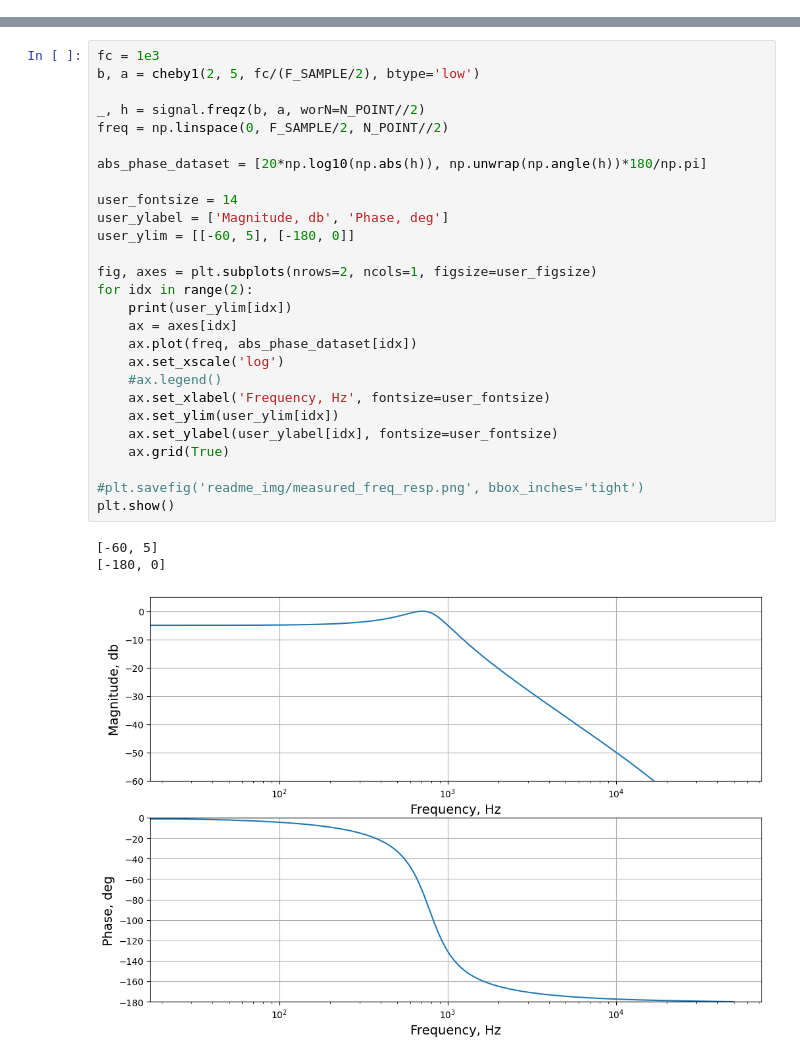
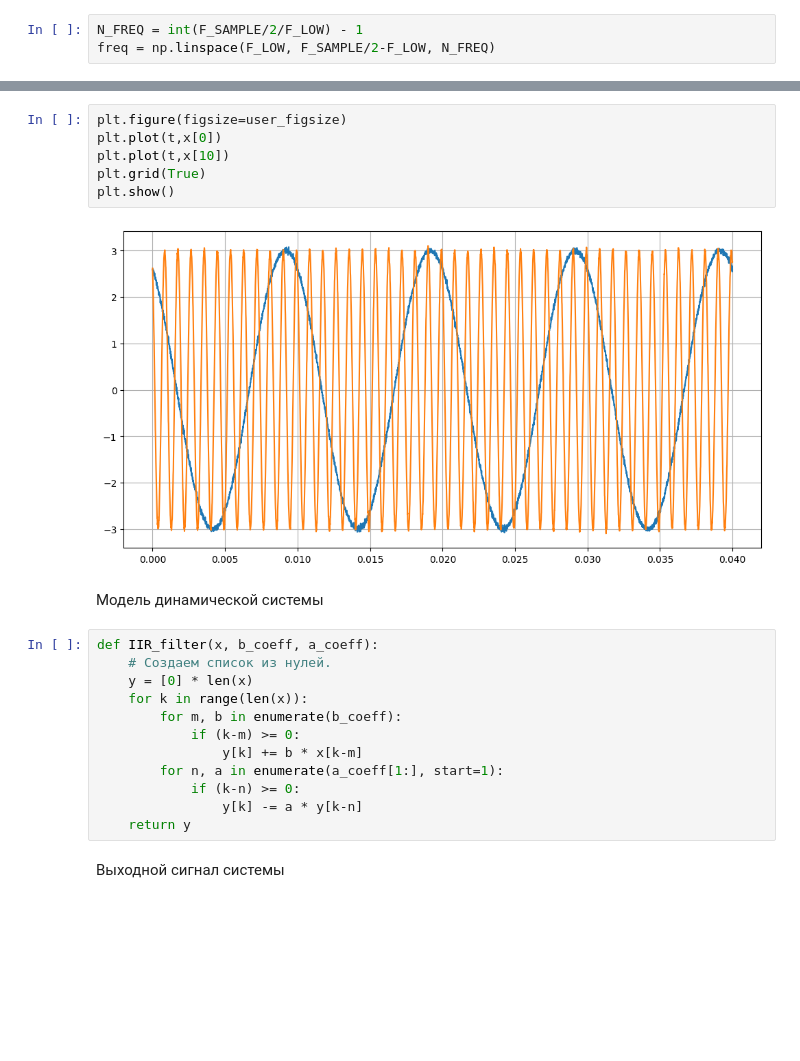
Before and after one commit to romangorbunov91/daub_5_3-int-to-int, a Jupyter notebook: fft_test.ipynb, the cells around one changed output, grey strips where cells are left out. Drawn from its saved outputs; the diff is of its cells as text; blank space fills up the shorter version.

```diff
--- a/fft_test.ipynb
+++ b/fft_test.ipynb
@@ -21,0 +58,3 @@ def IIR_filter(x, b_coeff, a_coeff):
+# %%
+N_FREQ = int(F_SAMPLE/2/F_LOW) - 1
+freq = np.linspace(F_LOW, F_SAMPLE/2-F_LOW, N_FREQ)
@@ -49,32 +73,25 @@ plt.show()
-# %%
-fc = 1e3
-b, a = cheby1(2, 5, fc/(F_SAMPLE/2), btype='low')
-
-_, h = signal.freqz(b, a, worN=N_POINT//2)
-freq = np.linspace(0, F_SAMPLE/2, N_POINT//2)
-
-abs_phase_dataset = [20*np.log10(np.abs(h)), np.unwrap(np.angle(h))*180/np.pi]
-
-user_fontsize = 14
-user_ylabel = ['Magnitude, db', 'Phase, deg']
-user_ylim = [[-60, 5], [-180, 0]]
-
-fig, axes = plt.subplots(nrows=2, ncols=1, figsize=user_figsize)
-for idx in range(2):
-    print(user_ylim[idx])
-    ax = axes[idx]
-    ax.plot(freq, abs_phase_dataset[idx])
-    ax.set_xscale('log')
-    #ax.legend()
-    ax.set_xlabel('Frequency, Hz', fontsize=user_fontsize)
-    ax.set_ylim(user_ylim[idx])
-    ax.set_ylabel(user_ylabel[idx], fontsize=user_fontsize)
-    ax.grid(True)
-
-#plt.savefig('readme_img/measured_freq_resp.png', bbox_inches='tight')
-plt.show()
-# %% [output]
-[-60, 5]
-[-180, 0]
-[figure, removed]
+# %%
+plt.figure(figsize=user_figsize)
+plt.plot(t,x[0])
+plt.plot(t,x[10])
+plt.grid(True)
+plt.show()
+# %% [output]
+[figure, added]
+# %% [markdown]
+Модель динамической системы
+# %%
+def IIR_filter(x, b_coeff, a_coeff):
+    # Создаем список из нулей.
+    y = [0] * len(x)
+    for k in range(len(x)):
+        for m, b in enumerate(b_coeff):
+            if (k-m) >= 0:
+                y[k] += b * x[k-m]
+        for n, a in enumerate(a_coeff[1:], start=1):
+            if (k-n) >= 0:
+                y[k] -= a * y[k-n]
+    return y
+# %% [markdown]
+Выходной сигнал системы
 # %%
```
Also changed, not shown: parts of 21 cells of this notebook.
